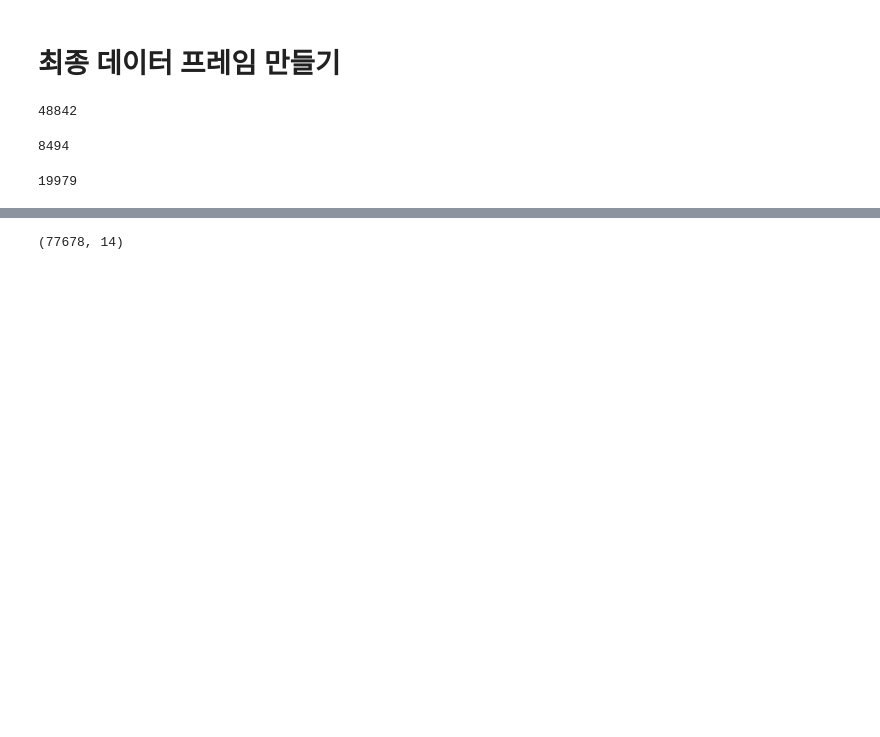
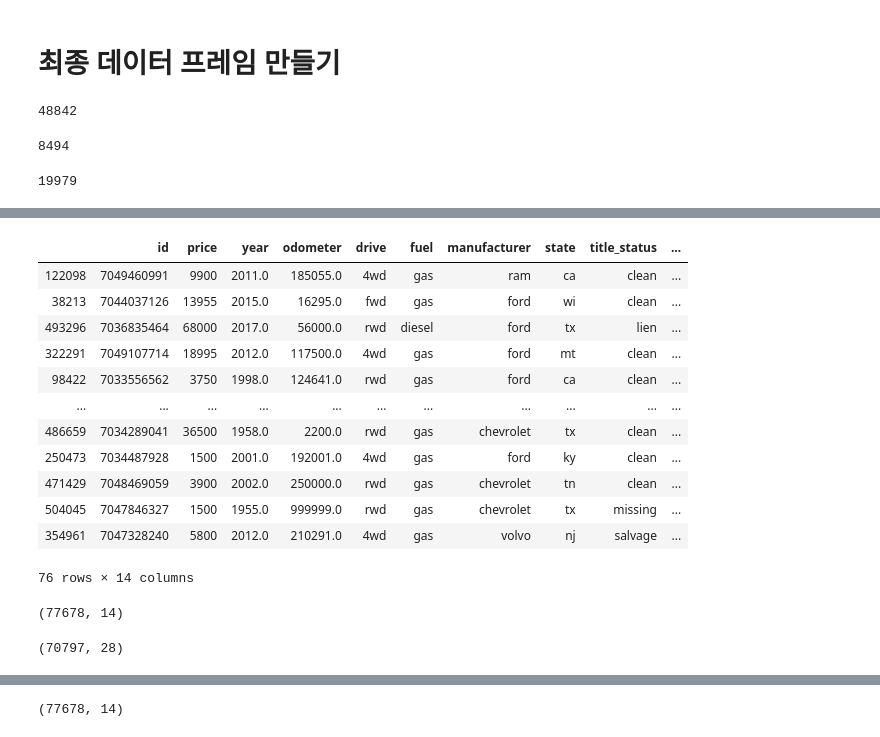
Before and after one commit to HowardHowonYu/Usedcar_regression_project, a Jupyter notebook: howard/vin_crawling_code.ipynb, the cells around one changed output, grey strips where cells are left out. Saved outputs shown, nothing was run; the diff lists cells and outputs as text; code cells hidden in the pictures; blank space fills up the shorter version.

```diff
--- a/howard/vin_crawling_code.ipynb
+++ b/howard/vin_crawling_code.ipynb
@@ -439,0 +466,22 @@ last_drop_dupli = last.drop_duplicates('vin')
+# %%
+display(df[df.duplicated('vin')].sort_values(by=['vin']))
+# %% [output]
+|  | id | price | year | odometer | drive | fuel | manufacturer | state | title_status | ... |
+| 122098 | 7049460991 | 9900 | 2011.0 | 185055.0 | 4wd | gas | ram | ca | clean | ... |
+| 38213 | 7044037126 | 13955 | 2015.0 | 16295.0 | fwd | gas | ford | wi | clean | ... |
+| 493296 | 7036835464 | 68000 | 2017.0 | 56000.0 | rwd | diesel | ford | tx | lien | ... |
+| 322291 | 7049107714 | 18995 | 2012.0 | 117500.0 | 4wd | gas | ford | mt | clean | ... |
+| 98422 | 7033556562 | 3750 | 1998.0 | 124641.0 | rwd | gas | ford | ca | clean | ... |
+| ... | ... | ... | ... | ... | ... | ... | ... | ... | ... | ... |
+| 486659 | 7034289041 | 36500 | 1958.0 | 2200.0 | rwd | gas | chevrolet | tx | clean | ... |
+| 250473 | 7034487928 | 1500 | 2001.0 | 192001.0 | 4wd | gas | ford | ky | clean | ... |
+| 471429 | 7048469059 | 3900 | 2002.0 | 250000.0 | rwd | gas | chevrolet | tn | clean | ... |
+| 504045 | 7047846327 | 1500 | 1955.0 | 999999.0 | rwd | gas | chevrolet | tx | missing | ... |
+| 354961 | 7047328240 | 5800 | 2012.0 | 210291.0 | 4wd | gas | volvo | nj | salvage | ... |
+76 rows × 14 columns
+# %%
+# 대문자 변경
+df['vin'] = df['vin'].str.upper()
+df.shape
+# %% [output]
+(77678, 14)
@@ -439,0 +491,4 @@ last_drop_dupli = last.drop_duplicates('vin')
+# %%
+final.shape
+# %% [output]
+(70797, 28)
```
Also changed, not shown: parts of 36 cells of this notebook.
